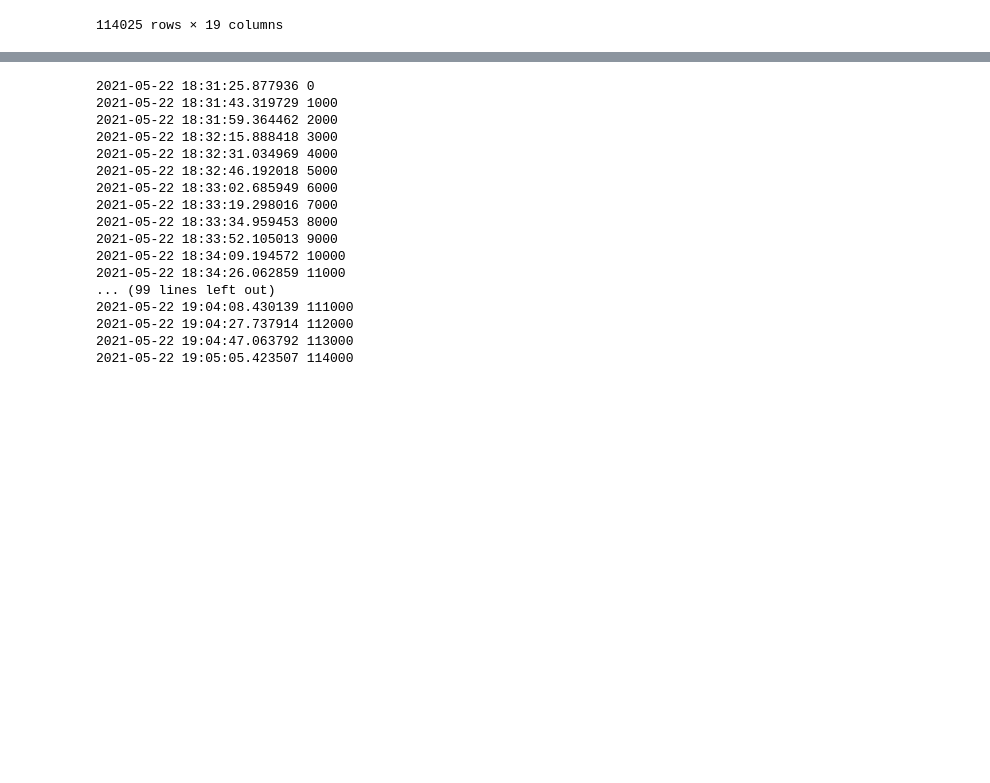
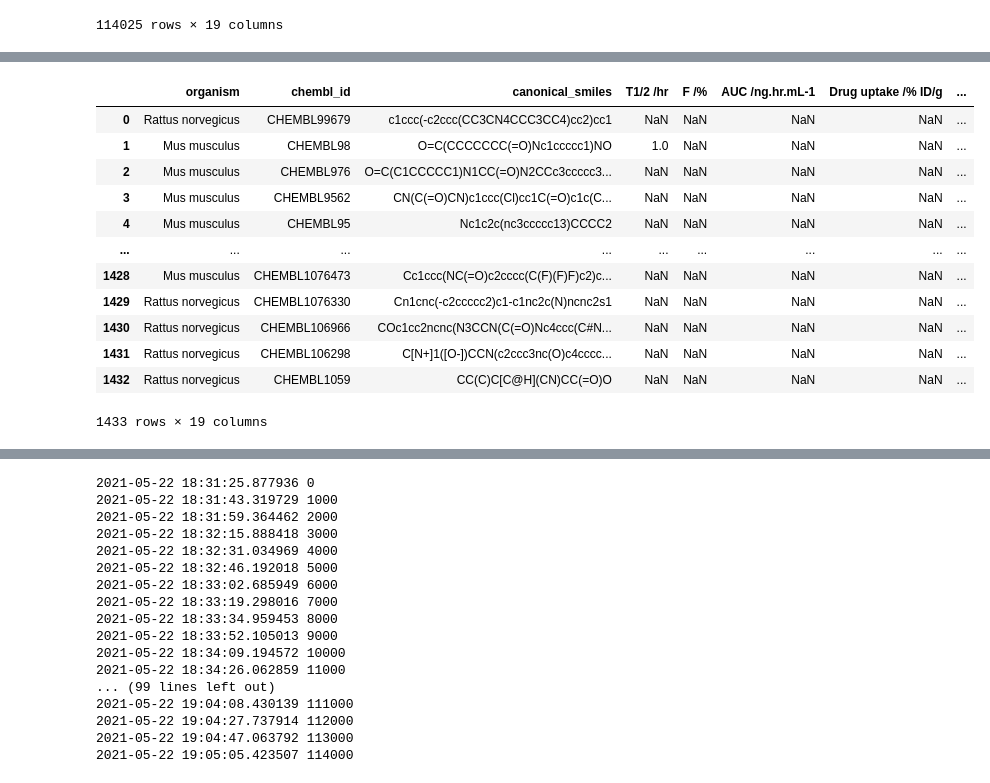
Before and after one commit to Cargill-Capstone2021/ADME-modeling-for-Cargill, a Jupyter notebook: working/data_preparation.ipynb, the cells around one changed output, grey strips where cells are left out. Cells and saved outputs as stored; diff of their text form; code cells hidden in the pictures; blank space fills up the shorter version.

```diff
--- a/working/data_preparation.ipynb
+++ b/working/data_preparation.ipynb
@@ -393,9 +313,12 @@ def rearrange_and_clean_data(df):
 def combine_rows(df):
     """
     Combine the rows that represent the same molecule (same 'chembl_id').
+
+    Parameters
     ----------
     df: DataFrame
         DataFrame returned by rearrange_and_clean_data(df) function.
+
     Returns
     -------
     DataFrame
@@ -419,3 +342,20 @@ def combine_rows(df):
     df_final = df_final.append(df.iloc[len(df)-1], ignore_index=True)
 
     return df_final
+# %%
+output_df_3 = combine_rows(pd.read_csv('output_df_2.csv',sep=';'))
+output_df_3
+# %% [output]
+|  | organism | chembl_id | canonical_smiles | T1/2 /hr | F /% | AUC /ng.hr.mL-1 | Drug uptake /% ID/g | ... |
+| 0 | Rattus norvegicus | CHEMBL99679 | c1ccc(-c2ccc(CC3CN4CCC3CC4)cc2)cc1 | NaN | NaN | NaN | NaN | ... |
+| 1 | Mus musculus | CHEMBL98 | O=C(CCCCCCC(=O)Nc1ccccc1)NO | 1.0 | NaN | NaN | NaN | ... |
+| 2 | Mus musculus | CHEMBL976 | O=C(C1CCCCC1)N1CC(=O)N2CCc3ccccc3... | NaN | NaN | NaN | NaN | ... |
+| 3 | Mus musculus | CHEMBL9562 | CN(C(=O)CN)c1ccc(Cl)cc1C(=O)c1c(C... | NaN | NaN | NaN | NaN | ... |
+| 4 | Mus musculus | CHEMBL95 | Nc1c2c(nc3ccccc13)CCCC2 | NaN | NaN | NaN | NaN | ... |
+| ... | ... | ... | ... | ... | ... | ... | ... | ... |
+| 1428 | Mus musculus | CHEMBL1076473 | Cc1ccc(NC(=O)c2cccc(C(F)(F)F)c2)c... | NaN | NaN | NaN | NaN | ... |
+| 1429 | Rattus norvegicus | CHEMBL1076330 | Cn1cnc(-c2ccccc2)c1-c1nc2c(N)ncnc2s1 | NaN | NaN | NaN | NaN | ... |
+| 1430 | Rattus norvegicus | CHEMBL106966 | COc1cc2ncnc(N3CCN(C(=O)Nc4ccc(C#N... | NaN | NaN | NaN | NaN | ... |
+| 1431 | Rattus norvegicus | CHEMBL106298 | C[N+]1([O-])CCN(c2ccc3nc(O)c4cccc... | NaN | NaN | NaN | NaN | ... |
+| 1432 | Rattus norvegicus | CHEMBL1059 | CC(C)C[C@H](CN)CC(=O)O | NaN | NaN | NaN | NaN | ... |
+1433 rows × 19 columns
```
Also changed, not shown: parts of 38 cells of this notebook.
